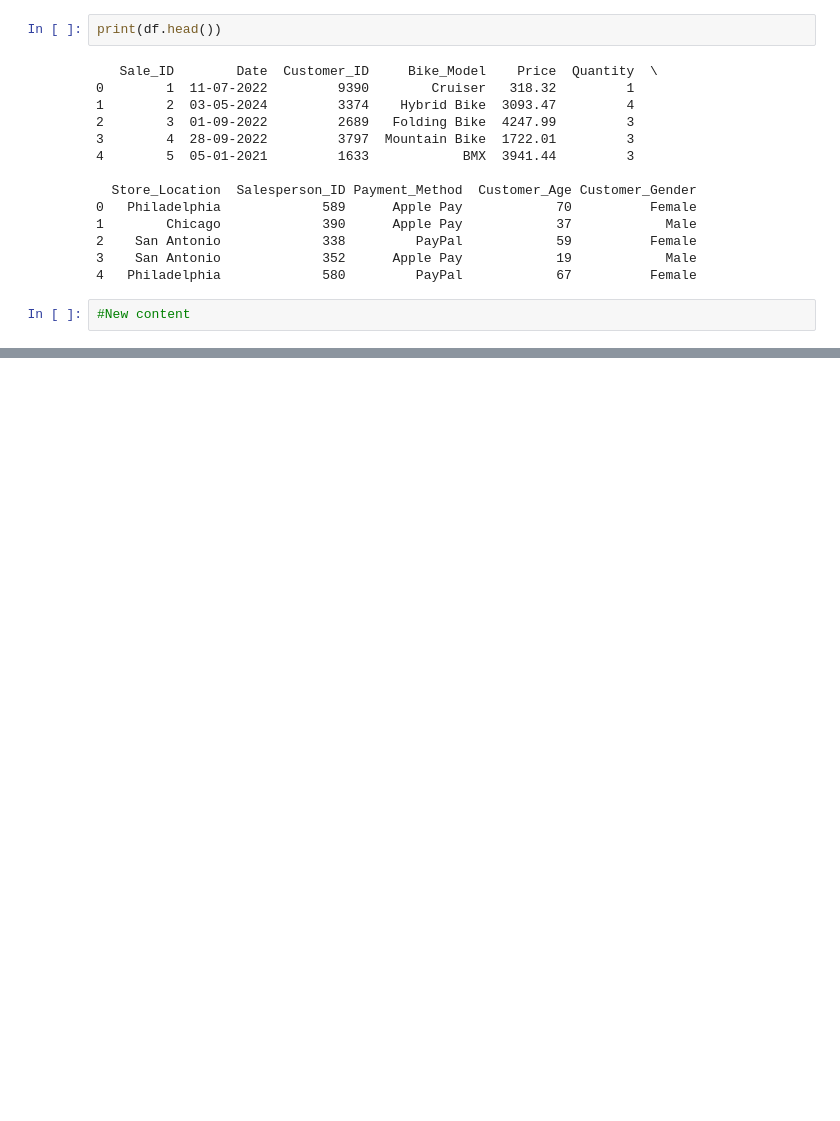
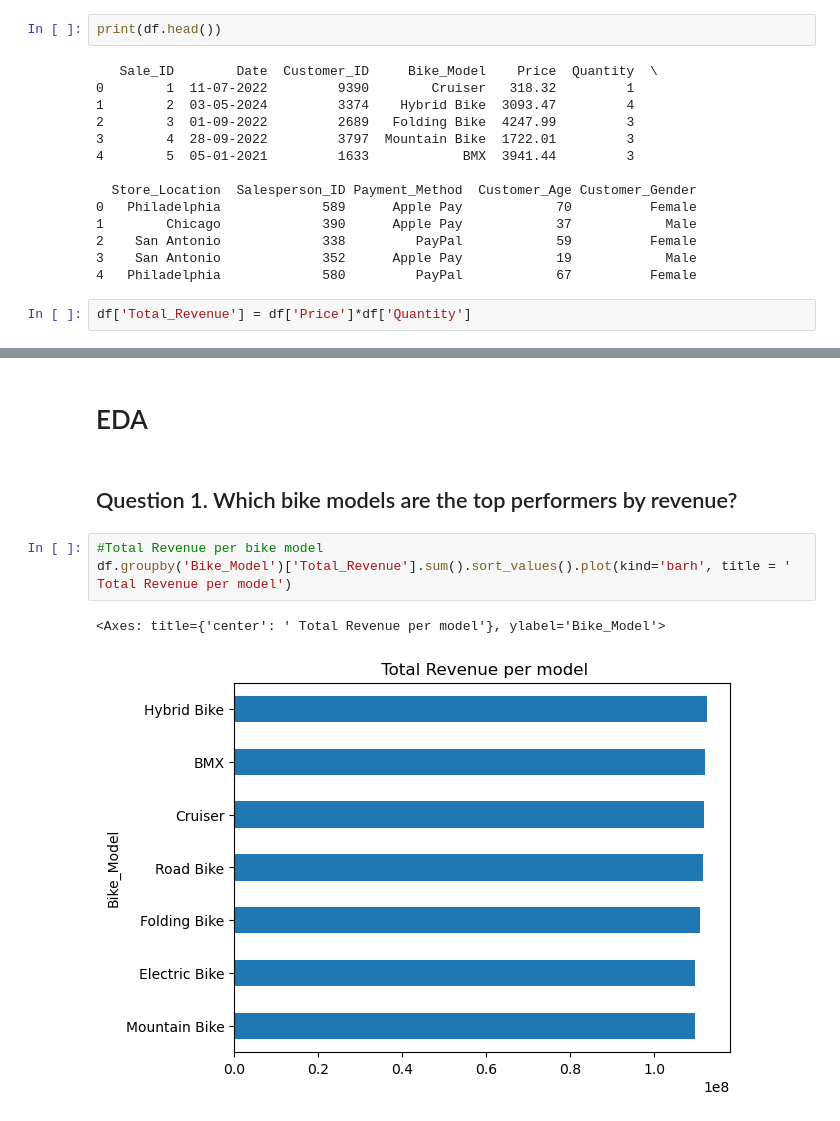
Before and after one commit to ISTECH-VNUIS/training-2025, a Jupyter notebook: eda.ipynb, the cells around one changed output, grey strips where cells are left out. Drawn from its saved outputs; the diff is of its cells as text; blank space fills up the shorter version.

Commit message:
Update original notebook, answer for 10 questions.
Khong push duoc tu local nen phai upload kieu nay.

```diff
--- a/eda.ipynb
+++ b/eda.ipynb
@@ -32,4 +114,4 @@ print(df.head())
 3    San Antonio             352      Apple Pay            19            Male
 4   Philadelphia             580         PayPal            67          Female
 # %%
-#New content
+df['Total_Revenue'] = df['Price']*df['Quantity']
@@ -35,0 +127,10 @@ print(df.head())
+# %% [markdown]
+# EDA
+# %% [markdown]
+## Question 1. Which bike models are the top performers by revenue?
+# %%
+#Total Revenue per bike model
+df.groupby('Bike_Model')['Total_Revenue'].sum().sort_values().plot(kind='barh', title = ' Total Revenue per model')
+# %% [output]
+<Axes: title={'center': ' Total Revenue per model'}, ylabel='Bike_Model'>
+[figure, added]
```
Also changed, not shown: parts of 36 cells of this notebook.
